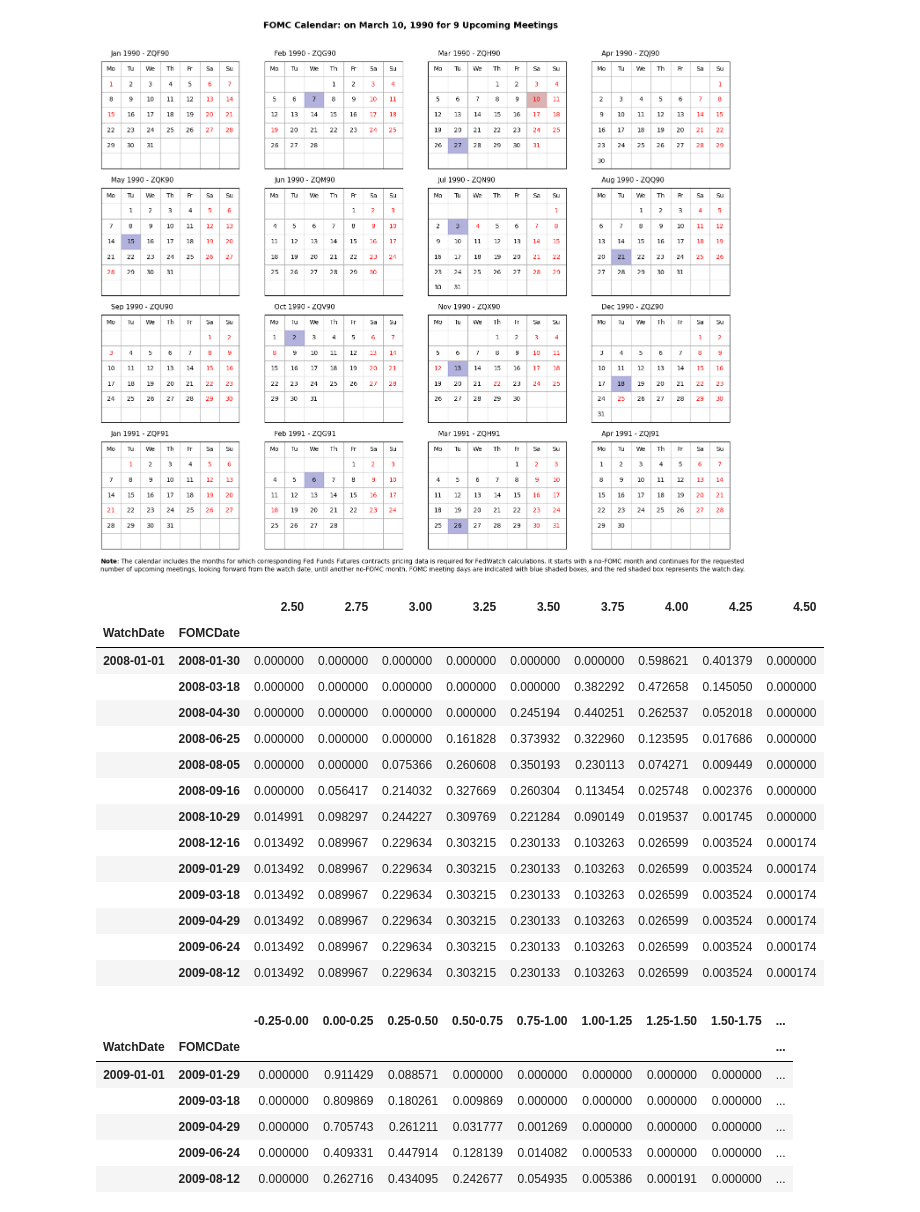
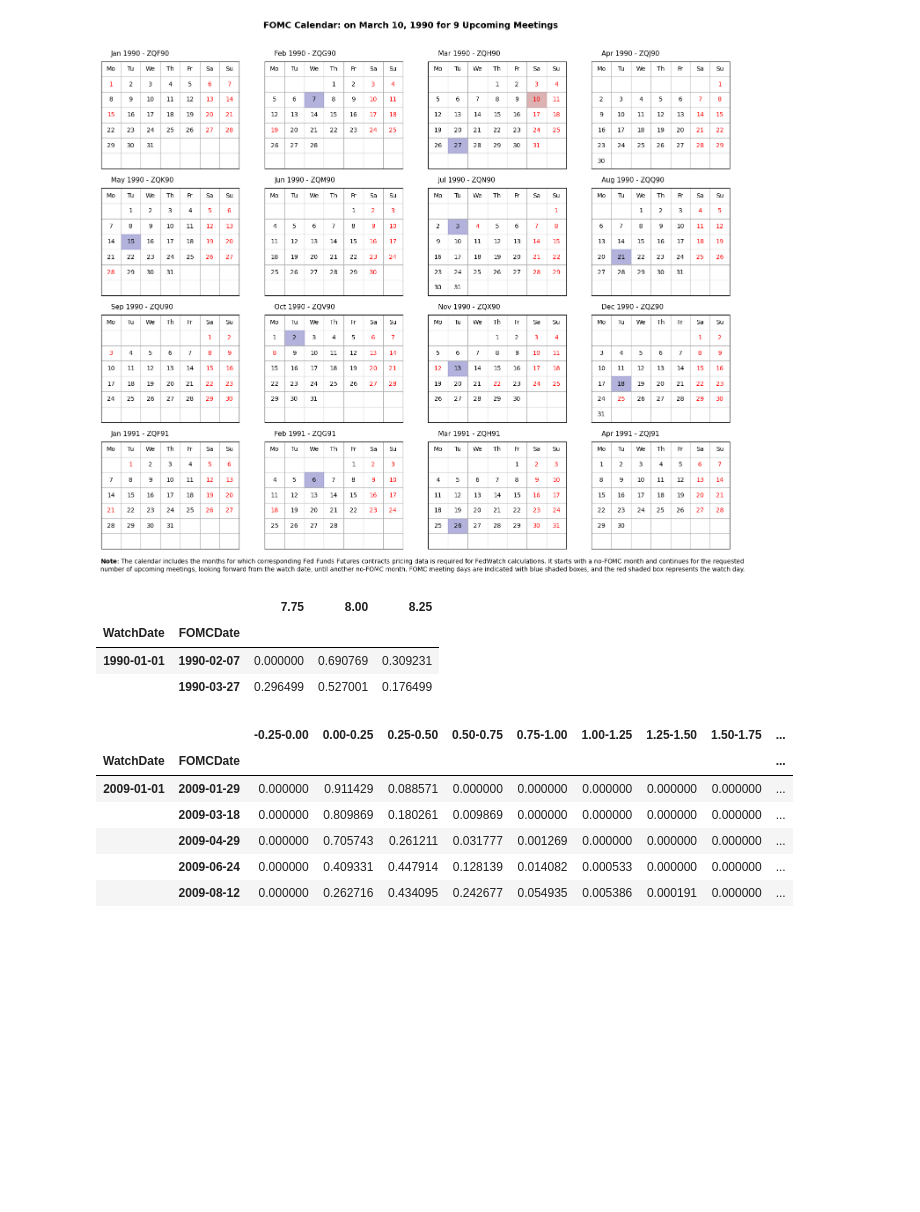
Before and after one commit to baksben/pyfedwatch, a Jupyter notebook: notebooks/Ben's_copy.ipynb, the cells around one changed output. Cells and saved outputs as stored; diff of their text form; code cells hidden in the pictures; blank space fills up the shorter version.

```diff
--- a/notebooks/Ben's_copy.ipynb
+++ b/notebooks/Ben's_copy.ipynb
@@ -263,27 +263,16 @@ fig = fomc.plot_fomc_calendar()
 [figure]
 # %%
 # Calculate rate expectations
-fedwatch3 = fw.fedwatch.FedWatch(watch_date = '2008-01-01',
+fedwatch3 = fw.fedwatch.FedWatch(watch_date = '1990-01-01',
                                 fomc_dates = fomc_dates_2,
-                                num_upcoming = 13,
+                                num_upcoming = 2,
                                 user_func = read_price_history,
                                 path = r'C:\Users\Asus\Documents\GitHub\pyfedwatch\data\contracts')
 t3 = fedwatch3.generate_hike_info(rate_cols=True)
 t3
 # %% [output]
-|  |  | 2.50 | 2.75 | 3.00 | 3.25 | 3.50 | 3.75 | 4.00 | 4.25 | 4.50 |
-| WatchDate | FOMCDate |  |  |  |  |  |  |  |  |  |
-| 2008-01-01 | 2008-01-30 | 0.000000 | 0.000000 | 0.000000 | 0.000000 | 0.000000 | 0.000000 | 0.598621 | 0.401379 | 0.000000 |
-|  | 2008-03-18 | 0.000000 | 0.000000 | 0.000000 | 0.000000 | 0.000000 | 0.382292 | 0.472658 | 0.145050 | 0.000000 |
-|  | 2008-04-30 | 0.000000 | 0.000000 | 0.000000 | 0.000000 | 0.245194 | 0.440251 | 0.262537 | 0.052018 | 0.000000 |
-|  | 2008-06-25 | 0.000000 | 0.000000 | 0.000000 | 0.161828 | 0.373932 | 0.322960 | 0.123595 | 0.017686 | 0.000000 |
-|  | 2008-08-05 | 0.000000 | 0.000000 | 0.075366 | 0.260608 | 0.350193 | 0.230113 | 0.074271 | 0.009449 | 0.000000 |
-|  | 2008-09-16 | 0.000000 | 0.056417 | 0.214032 | 0.327669 | 0.260304 | 0.113454 | 0.025748 | 0.002376 | 0.000000 |
-|  | 2008-10-29 | 0.014991 | 0.098297 | 0.244227 | 0.309769 | 0.221284 | 0.090149 | 0.019537 | 0.001745 | 0.000000 |
-|  | 2008-12-16 | 0.013492 | 0.089967 | 0.229634 | 0.303215 | 0.230133 | 0.103263 | 0.026599 | 0.003524 | 0.000174 |
-|  | 2009-01-29 | 0.013492 | 0.089967 | 0.229634 | 0.303215 | 0.230133 | 0.103263 | 0.026599 | 0.003524 | 0.000174 |
-|  | 2009-03-18 | 0.013492 | 0.089967 | 0.229634 | 0.303215 | 0.230133 | 0.103263 | 0.026599 | 0.003524 | 0.000174 |
-|  | 2009-04-29 | 0.013492 | 0.089967 | 0.229634 | 0.303215 | 0.230133 | 0.103263 | 0.026599 | 0.003524 | 0.000174 |
-|  | 2009-06-24 | 0.013492 | 0.089967 | 0.229634 | 0.303215 | 0.230133 | 0.103263 | 0.026599 | 0.003524 | 0.000174 |
-|  | 2009-08-12 | 0.013492 | 0.089967 | 0.229634 | 0.303215 | 0.230133 | 0.103263 | 0.026599 | 0.003524 | 0.000174 |
+|  |  | 7.75 | 8.00 | 8.25 |
+| WatchDate | FOMCDate |  |  |  |
+| 1990-01-01 | 1990-02-07 | 0.000000 | 0.690769 | 0.309231 |
+|  | 1990-03-27 | 0.296499 | 0.527001 | 0.176499 |
 # %%
```
Also changed, not shown: parts of 35 cells of this notebook.
